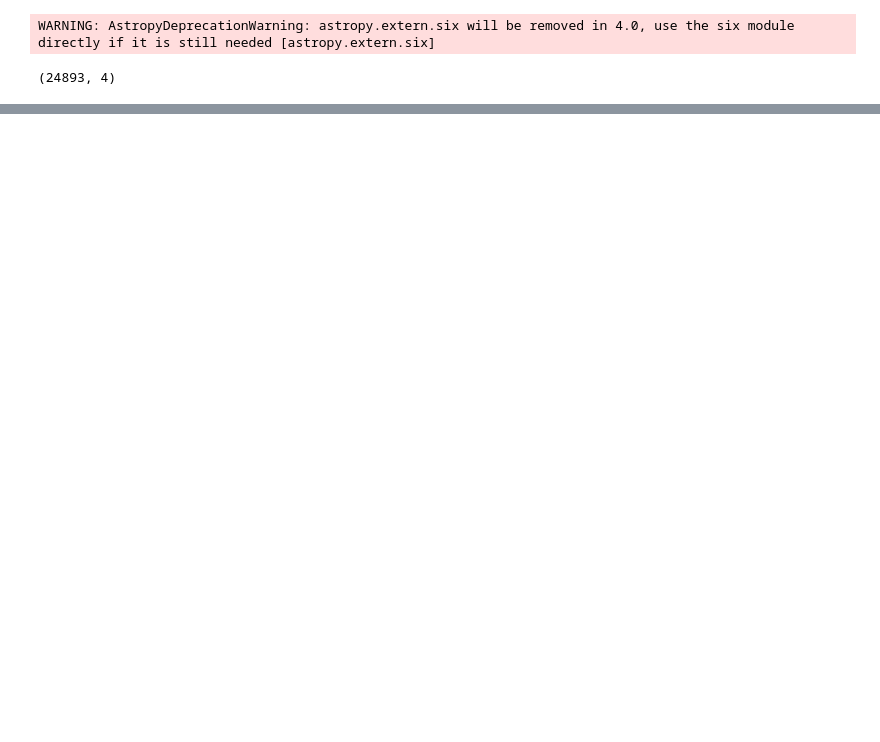
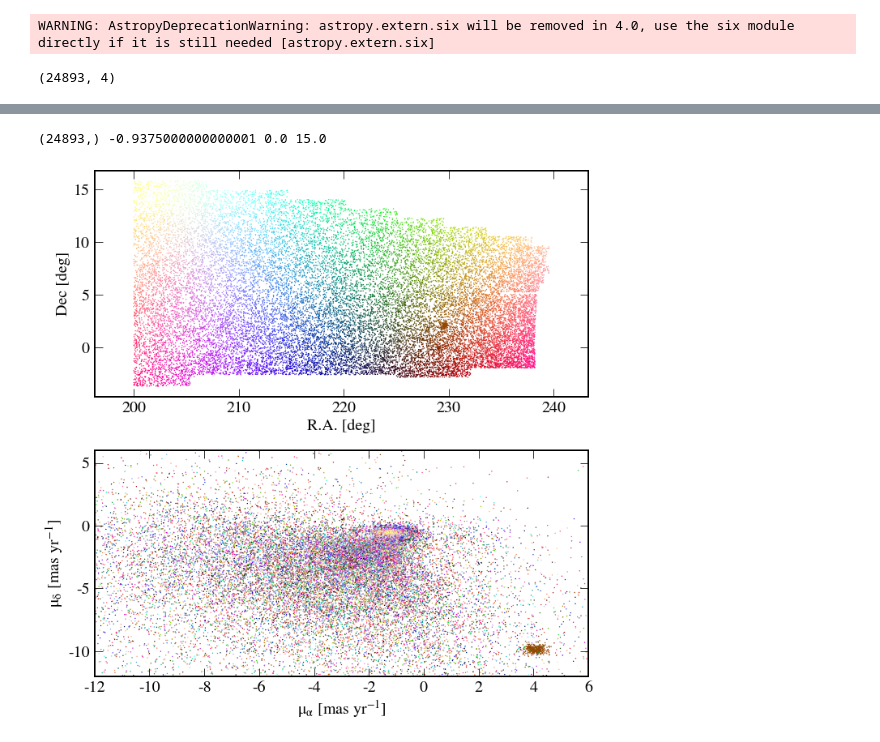
Before and after one commit to abonaca/mw_streamlines, a Jupyter notebook: notebooks/kdtree_search.ipynb, the cells around one changed output, grey strips where cells are left out. Drawn from its saved outputs; the diff is of its cells as text; code cells hidden in the pictures; blank space fills up the shorter version.

Commit message:
run w a choice of magic numbers

```diff
--- a/notebooks/kdtree_search.ipynb
+++ b/notebooks/kdtree_search.ipynb
@@ -79,0 +86,38 @@ ValueError: operands could not be broadcast together with shapes (27990,) (28084
+# %%
+pm_overdensities = (NN1 - NN2 / fac ** 2) / np.clip((NN2 - NN1) / (fac ** 2 - 1.), tiny, np.inf) # MAGIC 9 8
+print(pm_overdensities.shape, np.min(pm_overdensities), np.median(pm_overdensities), np.max(pm_overdensities))
+# %% [output]
+(24893,) -0.9375000000000001 0.0 15.0
+# %%
+def make_colors(data):
+  N, two = data.shape
+  assert two == 2
+  range = np.percentile(data, 97.5, axis=0) - np.percentile(data, 2.5, axis=0)
+  lo = np.percentile(data, 2.5, axis=0)
+  colors = np.zeros((N, 4))
+  colors[:, 0] = np.clip(0.5 + 0.5 * np.cos(2. * np.pi * (data[:, 0] - lo[0]) / range[0]), 0., 1.)
+  colors[:, 2] = np.clip(0.5 + 0.5 * np.sin(2. * np.pi * (data[:, 0] - lo[0]) / range[0]), 0., 1.)
+  colors[:, 1] = np.clip((data[:, 1] - lo[1]) / range[1], 0., 1.)
+  colors[:, 3] = 1.
+  return colors
+# %%
+# data color-coded by position
+pos_colors = make_colors(data[:, :2])
+
+fig, ax = plt.subplots(2,1,figsize=(10,10))
+plt.sca(ax[0])
+plt.scatter(data[:,0], data[:,1], c=pos_colors, s=2, edgecolors='none')
+plt.gca().set_aspect('equal', adjustable='datalim')
+plt.xlabel('R.A. [deg]')
+plt.ylabel('Dec [deg]')
+
+plt.sca(ax[1])
+plt.scatter(data[:,2], data[:,3], c=pos_colors, s=2, edgecolors='none')
+plt.xlim(-12,6)
+plt.ylim(-12,6)
+plt.xlabel('$\mu_\\alpha$ [mas yr$^{-1}$]')
+plt.ylabel('$\mu_\delta$ [mas yr$^{-1}$]')
+
+plt.tight_layout()
+# %% [output]
+[figure, added]
```
Also changed, not shown: parts of 11 cells of this notebook.
